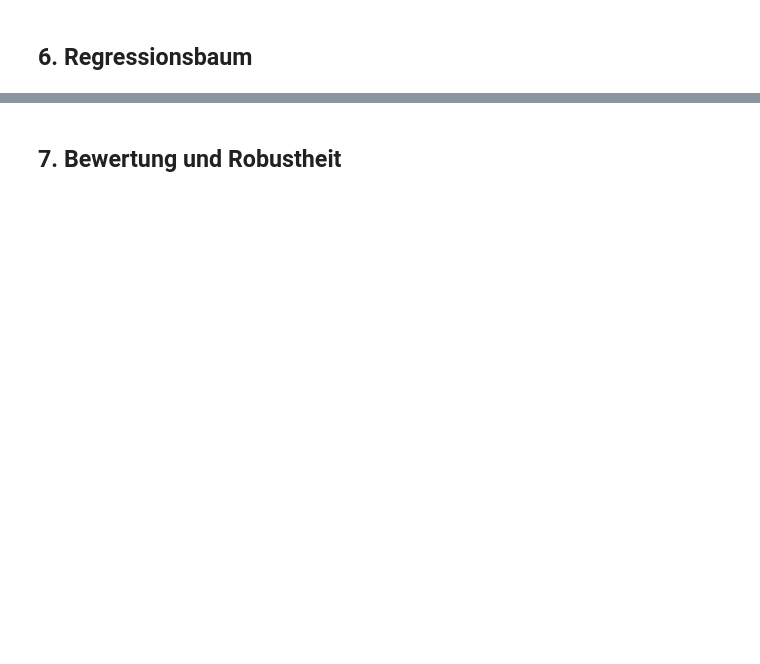
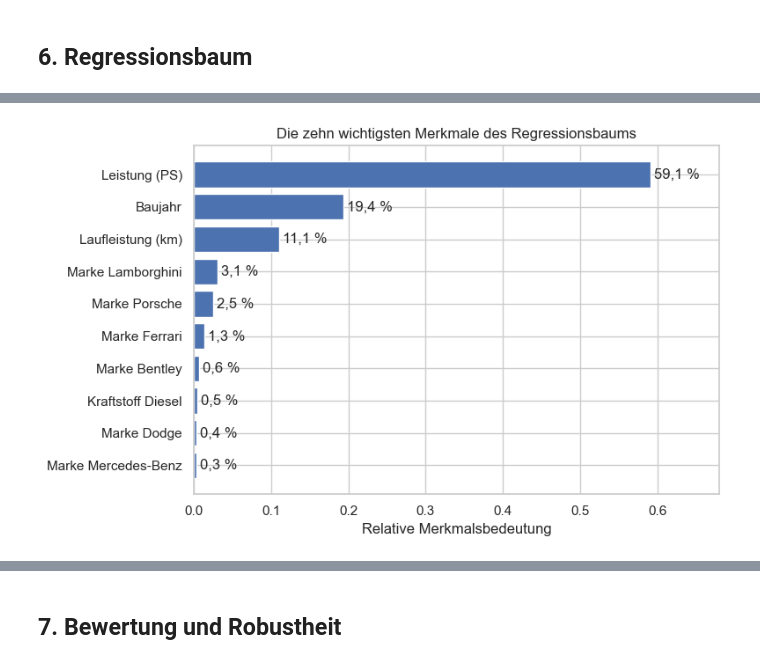
Before and after one commit to 1Zippel4/preisanalyse-autoscout24, a Jupyter notebook: notebooks/02_regressionsbaum.ipynb, the cells around one changed output, grey strips where cells are left out. Cells and saved outputs as stored; diff of their text form; code cells hidden in the pictures; blank space fills up the shorter version.

```diff
--- a/notebooks/02_regressionsbaum.ipynb
+++ b/notebooks/02_regressionsbaum.ipynb
@@ -61,0 +191,51 @@ Shape: (243060, 10)
+# %%
+# Technische Merkmalsnamen in deutsche Bezeichnungen übersetzen
+def deutscher_name(name):
+    fest = {
+        "power_ps": "Leistung (PS)",
+        "year": "Baujahr",
+        "mileage_in_km": "Laufleistung (km)",
+    }
+    if name in fest:
+        return fest[name]
+    praefixe = {
+        "brand_": "Marke ",
+        "fuel_type_": "Kraftstoff ",
+        "color_": "Farbe ",
+        "transmission_type_": "Getriebe ",
+    }
+    for p, label in praefixe.items():
+        if name.startswith(p):
+            return label + name[len(p):].title()
+    return name
+
+# Wichtigkeit der Merkmale aus dem trainierten Baum
+importances = pd.Series(
+    baum.named_steps["modell"].feature_importances_,
+    index=feature_names
+).sort_values(ascending=False)
+
+# Präfixe entfernen
+importances.index = importances.index.str.replace("remainder__", "").str.replace("kat__", "")
+
+# Die zehn wichtigsten Merkmale mit deutschen Bezeichnungen
+top10 = importances.head(10).sort_values()
+top10.index = [deutscher_name(n) for n in top10.index]
+
+fig, ax = plt.subplots(figsize=(8, 5))
+balken = ax.barh(top10.index, top10.values, color="#4C72B0")
+ax.set_xlabel("Relative Merkmalsbedeutung")
+ax.set_title("Die zehn wichtigsten Merkmale des Regressionsbaums")
+
+ax.bar_label(
+    balken,
+    labels=[f"{w*100:.1f} %".replace(".", ",") for w in top10.values],
+    padding=3
+)
+ax.set_xlim(0, top10.values.max() * 1.15)
+
+plt.tight_layout()
+plt.savefig(IMG_DIR / "merkmalswichtigkeit.png", dpi=150, bbox_inches="tight")
+plt.show()
+# %% [output]
+[figure, added]
```
Also changed, not shown: parts of 21 cells of this notebook, 6 other files.
